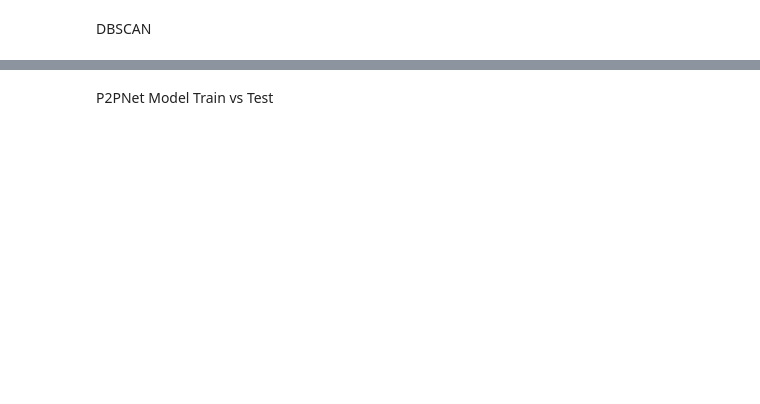
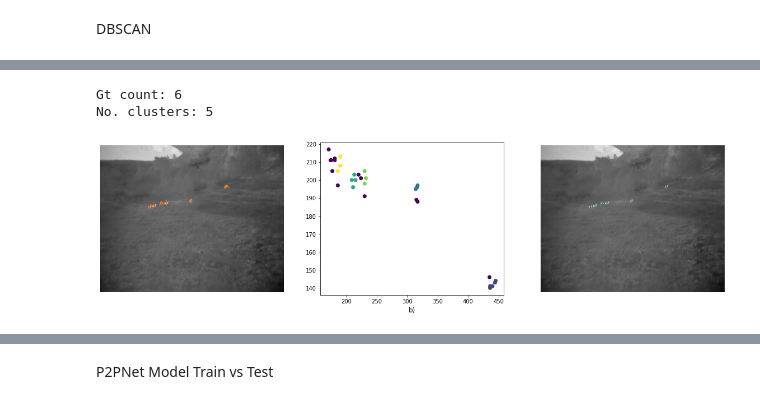
Before and after one commit to crystallcx/CrowdCounting-P2PNet, a Jupyter notebook: vis/visualise_results.ipynb, the cells around one changed output, grey strips where cells are left out. Saved outputs shown, nothing was run; the diff lists cells and outputs as text; code cells hidden in the pictures; blank space fills up the shorter version.

```diff
--- a/vis/visualise_results.ipynb
+++ b/vis/visualise_results.ipynb
@@ -343,3 +317,10 @@ def cluster(k, eps, min_samples = 3):
+# %%
+f, kk, mm =cluster_img(860,5,3)
+#e.g. k=860
+# %% [output]
+Gt count: 6
+No. clusters: 5
+[figure, added]
 # %%
 cluster_points=[]
 # cluster(860, 5, min_samples = 3)
```
Also changed, not shown: parts of 26 cells of this notebook.
